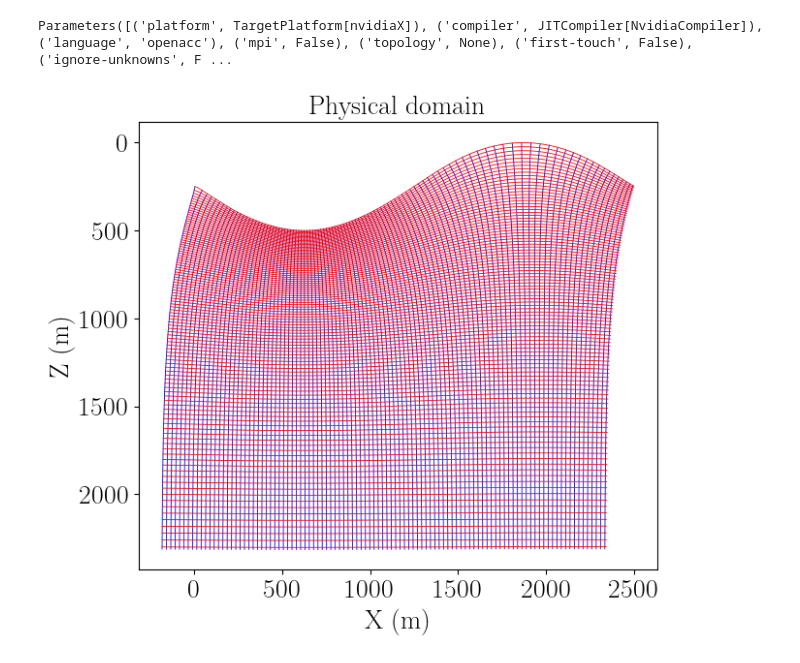
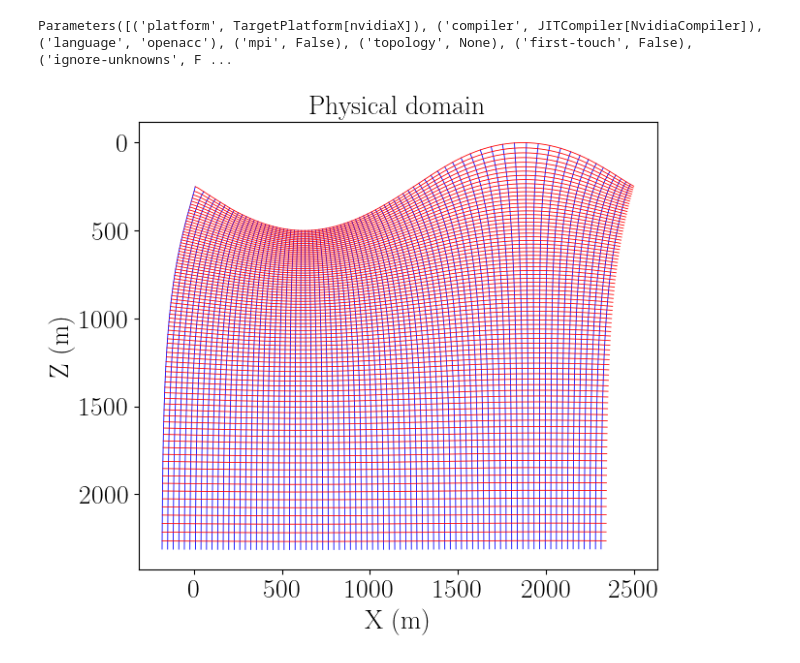
Before and after one commit to Ivanjav/devitocurvilinear, a Jupyter notebook: devito_examples/homotop/example_homotop.ipynb, the cells around one changed output. Cells and saved outputs as stored; diff of their text form; code cells hidden in the pictures.

```diff
--- a/devito_examples/homotop/example_homotop.ipynb
+++ b/devito_examples/homotop/example_homotop.ipynb
@@ -33,38 +33,38 @@ Parameters([('platform', TargetPlatform[nvidiaX]), ('compiler', JITCompiler[Nvid
 
 #######################################
 from devitocurvilinear import meshgrid_from_topo
 
 L = 2500.0       # period (m)
 H = 2000.0        # depth extent for eta (m)
 S = L/(2*np.pi)
 
 def y_s(x):
     """Periodic topography y(x) over [0,L)."""
     x = np.asarray(x, dtype=float)
     #base = (100*np.sin(2*np.pi*x/L) + 0.08*np.exp(-((x - 0.75*L)/(0.12*L))**2))*2.5
     base = 250*np.sin(2*np.pi*x/L)+250
     return base
-x_top = np.linspace(0.0, L, num=512)
+n_xi = 800
+n_eta = 800
+x_top = np.linspace(0.0, L, num=n_xi)
 y_top = y_s(x_top)
-n_xi = 1024
-n_eta = 1024
+
 X, Z = meshgrid_from_topo(x_top, y_top, n_xi=n_xi, n_eta=n_eta, H=H, max_iter=5,beta=2.0)
-
 fig, ax = plt.subplots()
 skip = 10
 # --- Physical domain ---
 for i in range(0, X.shape[1], skip):
     ax.plot(X[:, i], Z[:, i], linewidth=0.6, color='blue')
 for j in range(0, X.shape[0], skip):
     ax.plot(X[j, :], Z[j, :], linewidth=0.6, color='red')
 ax.set_xlabel('X (m)', fontsize=20)
 ax.set_ylabel('Z (m)', fontsize=20)
 ax.set_title('Physical domain', fontsize=20)
 ax.invert_yaxis()
 ax.set_aspect('equal')
 plt.show()
 # %% [output]
-[figure, old version]
+[figure, new version]
 # %%
 from devitocurvilinear import CurviMap
 eta = np.linspace(0.0, 1.0, num=n_eta)
```
Also changed, not shown: parts of 22 cells of this notebook.
